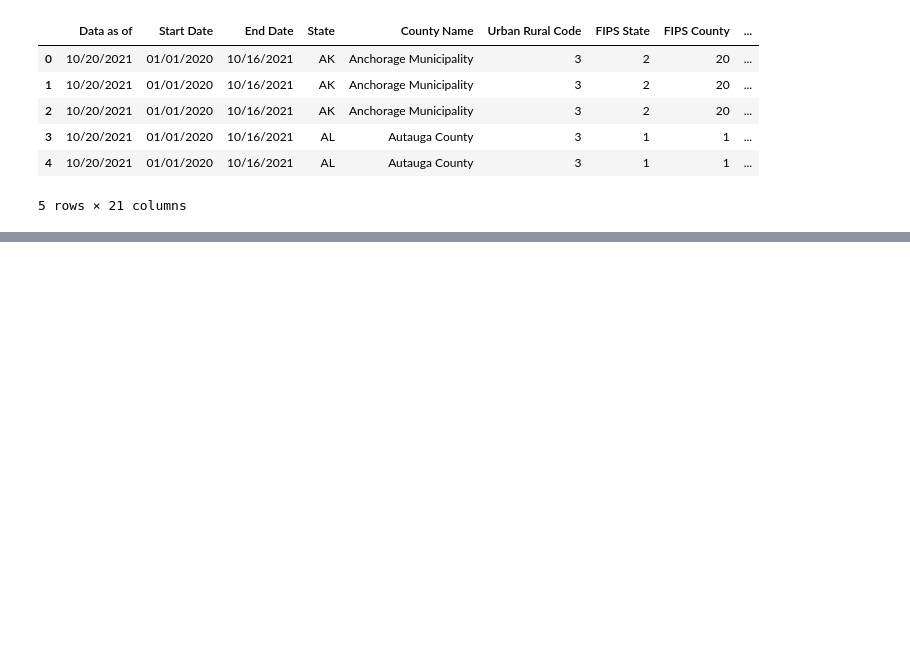
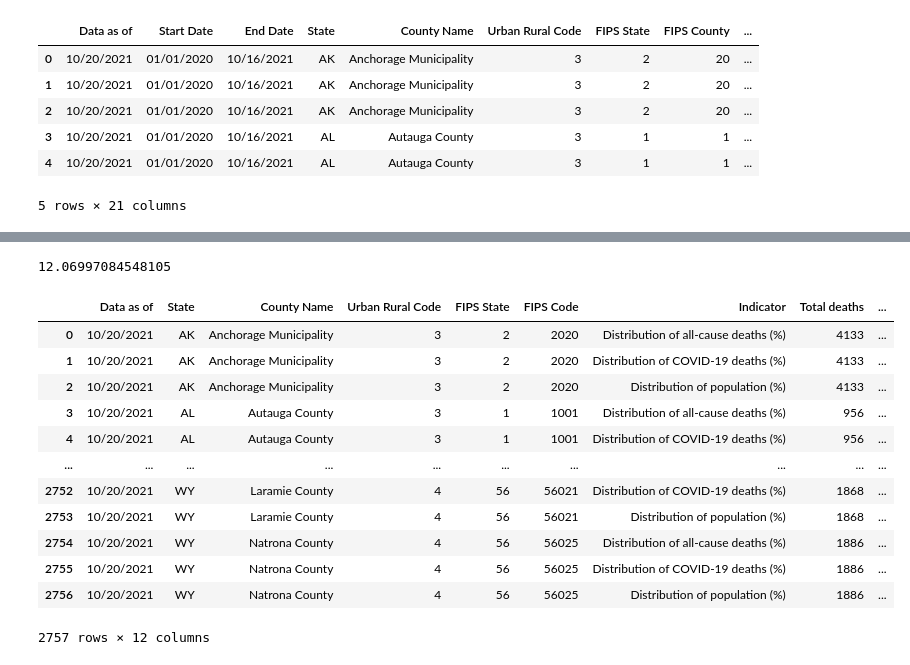
Before and after one commit to Austin-Cyr/Covid_Analysis, a Jupyter notebook: Datasets_HL/Death_by_County/Death_by_County(HL).ipynb, the cells around one changed output, grey strips where cells are left out. Drawn from its saved outputs; the diff is of its cells as text; code cells hidden in the pictures; blank space fills up the shorter version.

```diff
--- a/Datasets_HL/Death_by_County/Death_by_County(HL).ipynb
+++ b/Datasets_HL/Death_by_County/Death_by_County(HL).ipynb
@@ -14,0 +57,27 @@ death_by_county_df.head()
+# %%
+death_by_county_condensed["Pct_Deaths_by_Covid"].median()
+# %% [output]
+12.06997084548105
+# %%
+def create(row):
+  if row['Pct_Deaths_by_Covid'] > 12.07:
+    return 1
+  else:
+    return 0
+death_by_county_condensed["Covid_Death_Pct_Above_Median"] = death_by_county_condensed.apply(create, axis=1)
+# %%
+death_by_county_condensed
+# %% [output]
+|  | Data as of | State | County Name | Urban Rural Code | FIPS State | FIPS Code | Indicator | Total deaths | ... |
+| 0 | 10/20/2021 | AK | Anchorage Municipality | 3 | 2 | 2020 | Distribution of all-cause deaths (%) | 4133 | ... |
+| 1 | 10/20/2021 | AK | Anchorage Municipality | 3 | 2 | 2020 | Distribution of COVID-19 deaths (%) | 4133 | ... |
+| 2 | 10/20/2021 | AK | Anchorage Municipality | 3 | 2 | 2020 | Distribution of population (%) | 4133 | ... |
+| 3 | 10/20/2021 | AL | Autauga County | 3 | 1 | 1001 | Distribution of all-cause deaths (%) | 956 | ... |
+| 4 | 10/20/2021 | AL | Autauga County | 3 | 1 | 1001 | Distribution of COVID-19 deaths (%) | 956 | ... |
+| ... | ... | ... | ... | ... | ... | ... | ... | ... | ... |
+| 2752 | 10/20/2021 | WY | Laramie County | 4 | 56 | 56021 | Distribution of COVID-19 deaths (%) | 1868 | ... |
+| 2753 | 10/20/2021 | WY | Laramie County | 4 | 56 | 56021 | Distribution of population (%) | 1868 | ... |
+| 2754 | 10/20/2021 | WY | Natrona County | 4 | 56 | 56025 | Distribution of all-cause deaths (%) | 1886 | ... |
+| 2755 | 10/20/2021 | WY | Natrona County | 4 | 56 | 56025 | Distribution of COVID-19 deaths (%) | 1886 | ... |
+| 2756 | 10/20/2021 | WY | Natrona County | 4 | 56 | 56025 | Distribution of population (%) | 1886 | ... |
+2757 rows × 12 columns
```
Also changed, not shown: parts of 6 cells of this notebook, 5 other files.
